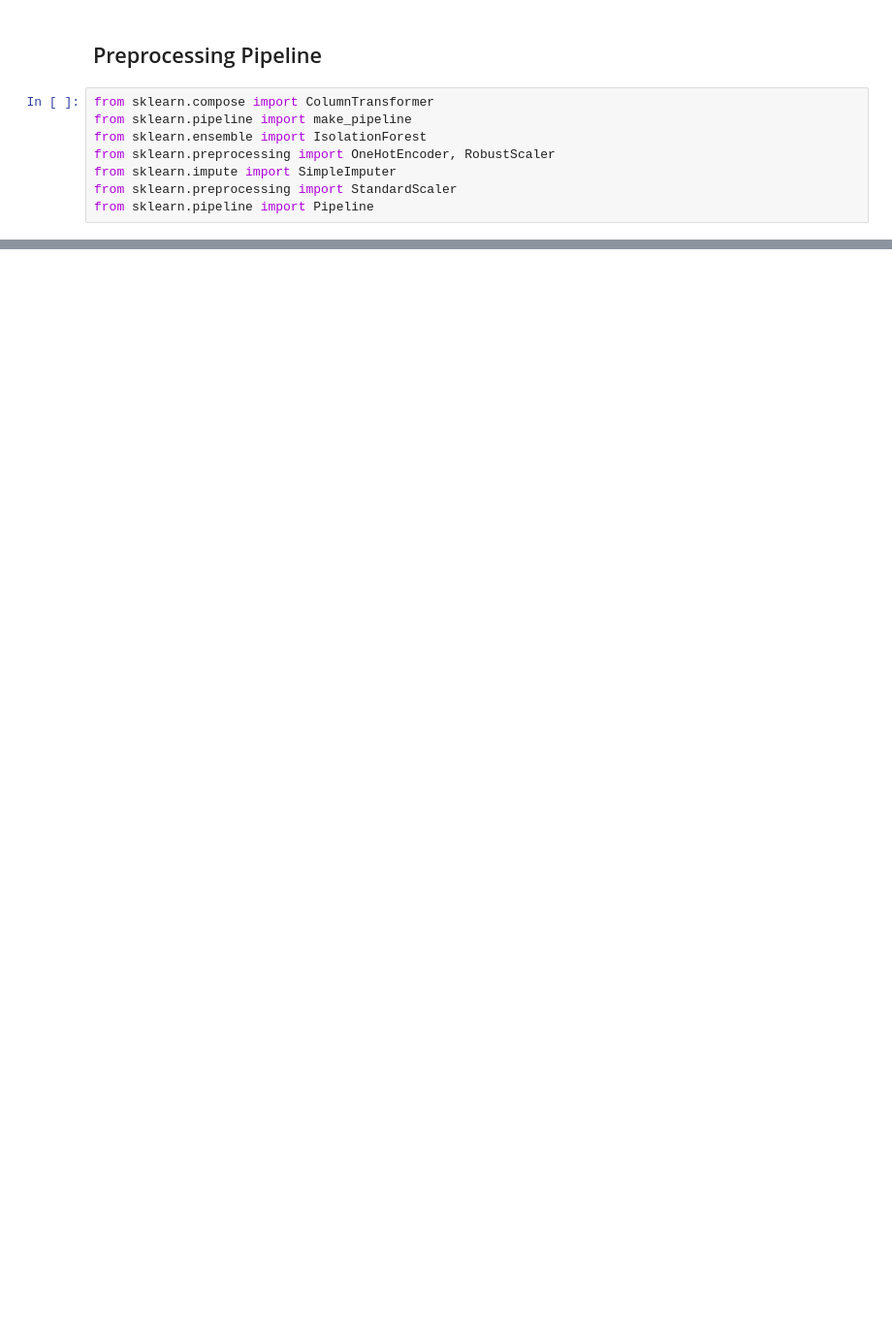
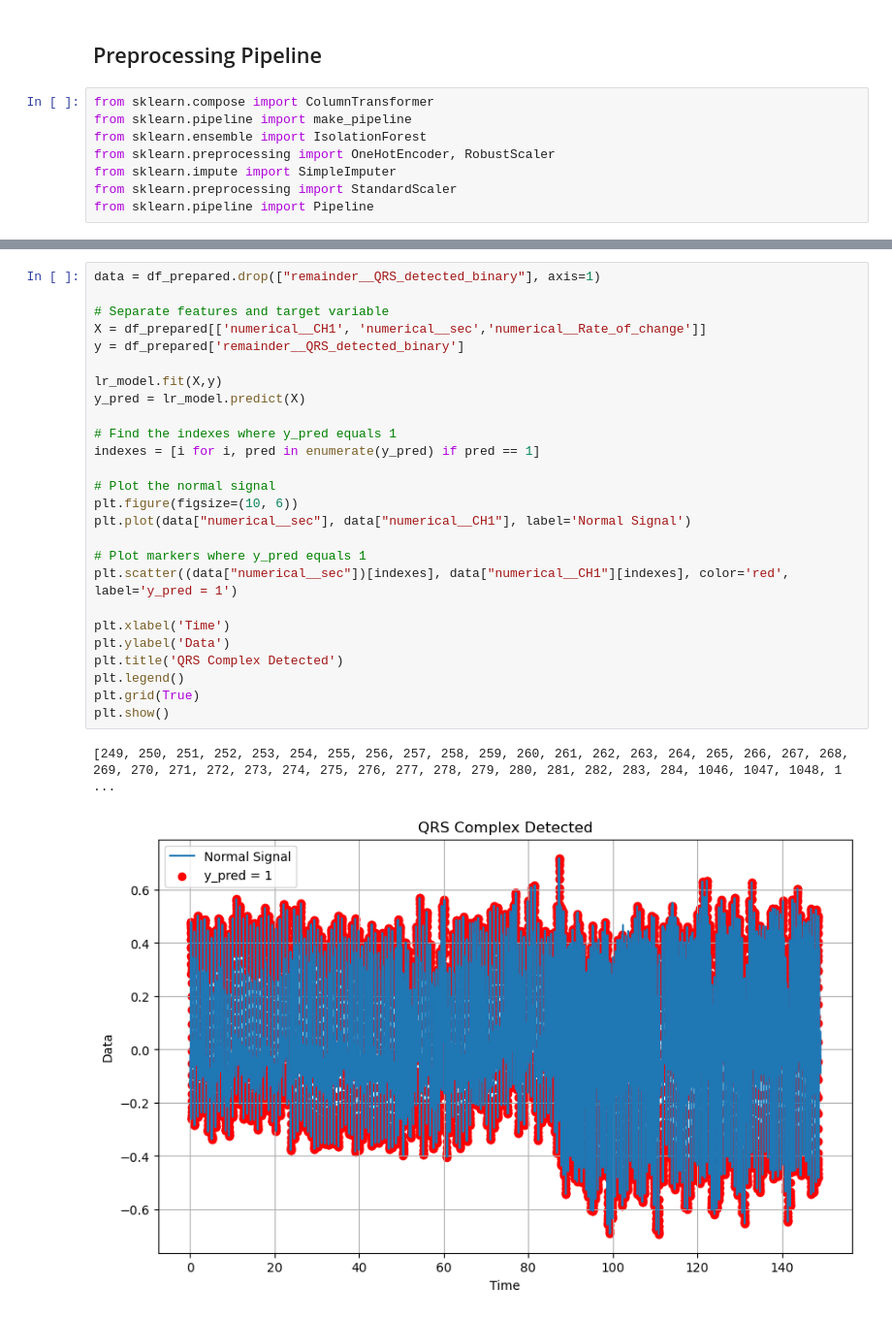
Before and after one commit to Joas329/QRS-Complex-Dection-Algoirthm, a Jupyter notebook: main.ipynb, the cells around one changed output, grey strips where cells are left out. Shown: that part at 97% size. Cells and saved outputs as stored; diff of their text form; blank space fills up the shorter version.

```diff
--- a/main.ipynb
+++ b/main.ipynb
@@ -305,0 +344,29 @@ plt.show()
+# %%
+data = df_prepared.drop(["remainder__QRS_detected_binary"], axis=1)
+
+# Separate features and target variable
+X = df_prepared[['numerical__CH1', 'numerical__sec','numerical__Rate_of_change']]
+y = df_prepared['remainder__QRS_detected_binary']
+
+lr_model.fit(X,y)
+y_pred = lr_model.predict(X)
+
+# Find the indexes where y_pred equals 1
+indexes = [i for i, pred in enumerate(y_pred) if pred == 1]
+
+# Plot the normal signal
+plt.figure(figsize=(10, 6))
+plt.plot(data["numerical__sec"], data["numerical__CH1"], label='Normal Signal')
+
+# Plot markers where y_pred equals 1
+plt.scatter((data["numerical__sec"])[indexes], data["numerical__CH1"][indexes], color='red', label='y_pred = 1')
+
+plt.xlabel('Time')
+plt.ylabel('Data')
+plt.title('QRS Complex Detected')
+plt.legend()
+plt.grid(True)
+plt.show()
+# %% [output]
+[249, 250, 251, 252, 253, 254, 255, 256, 257, 258, 259, 260, 261, 262, 263, 264, 265, 266, 267, 268, 269, 270, 271, 272, 273, 274, 275, 276, 277, 278, 279, 280, 281, 282, 283, 284, 1046, 1047, 1048, 1 ...
+[figure, added]
```
Also changed, not shown: parts of 35 cells of this notebook, 1 other file.
